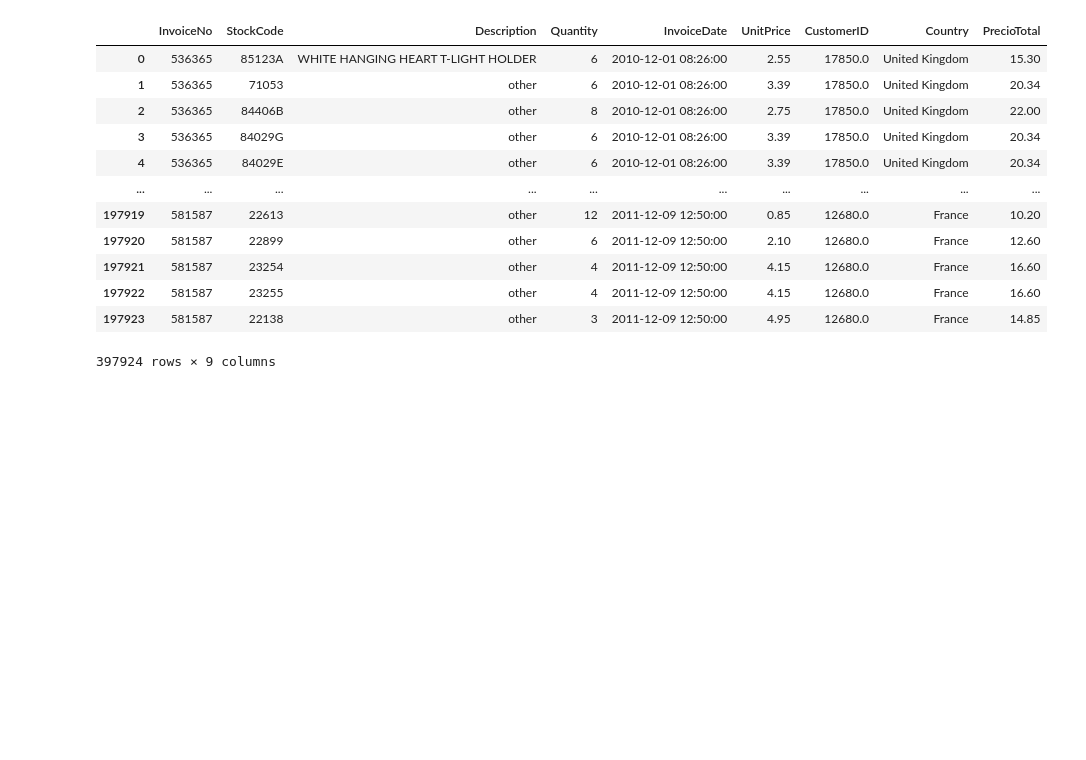
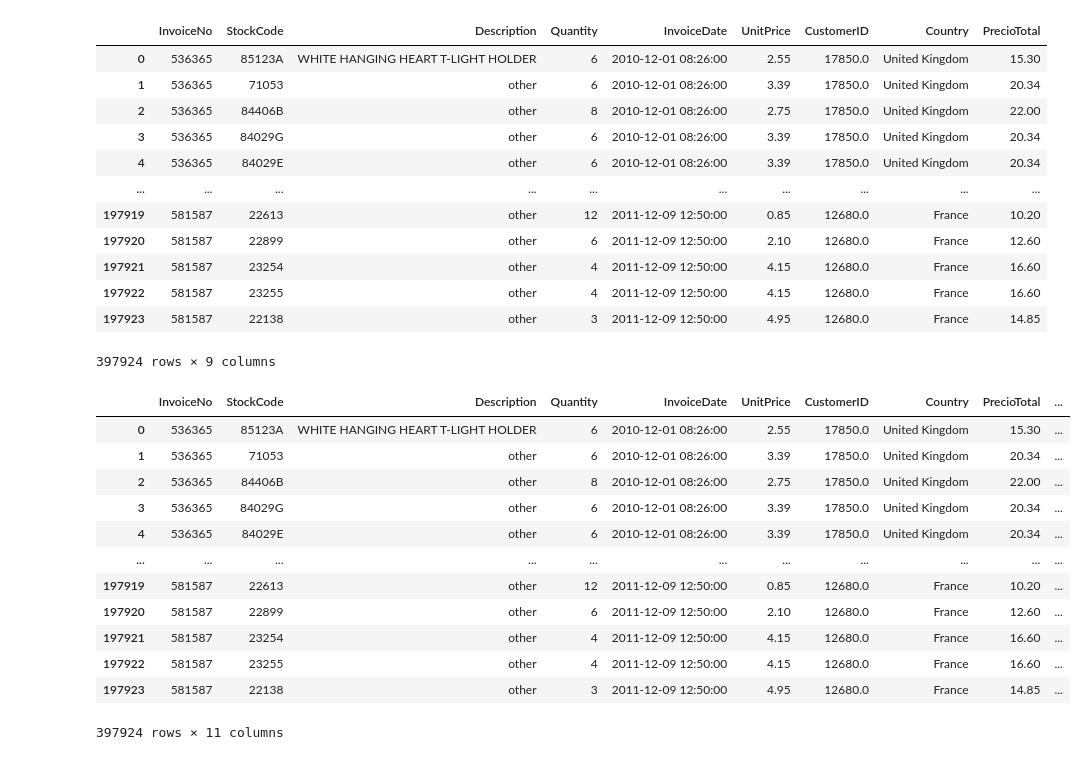
Before and after one commit to SBGuillermo/TFM-AnalisisComercio, a Jupyter notebook: Notebooks/2_Analisis_cualitativo_datset.ipynb, the cells around one changed output. Saved outputs shown, nothing was run; the diff lists cells and outputs as text; code cells hidden in the pictures; blank space fills up the shorter version.

```diff
--- a/Notebooks/2_Analisis_cualitativo_datset.ipynb
+++ b/Notebooks/2_Analisis_cualitativo_datset.ipynb
@@ -101,3 +103,22 @@ df
 | 197922 | 581587 | 23255 | other | 4 | 2011-12-09 12:50:00 | 4.15 | 12680.0 | France | 16.60 |
 | 197923 | 581587 | 22138 | other | 3 | 2011-12-09 12:50:00 | 4.95 | 12680.0 | France | 14.85 |
 397924 rows × 9 columns
+# %%
+df["InvoiceDate"] = pd.to_datetime(df["InvoiceDate"])
+df["day"] = df["InvoiceDate"].dt.date
+df["hour"] = df["InvoiceDate"].dt.time
+df
+# %% [output]
+|  | InvoiceNo | StockCode | Description | Quantity | InvoiceDate | UnitPrice | CustomerID | Country | PrecioTotal | ... |
+| 0 | 536365 | 85123A | WHITE HANGING HEART T-LIGHT HOLDER | 6 | 2010-12-01 08:26:00 | 2.55 | 17850.0 | United Kingdom | 15.30 | ... |
+| 1 | 536365 | 71053 | other | 6 | 2010-12-01 08:26:00 | 3.39 | 17850.0 | United Kingdom | 20.34 | ... |
+| 2 | 536365 | 84406B | other | 8 | 2010-12-01 08:26:00 | 2.75 | 17850.0 | United Kingdom | 22.00 | ... |
+| 3 | 536365 | 84029G | other | 6 | 2010-12-01 08:26:00 | 3.39 | 17850.0 | United Kingdom | 20.34 | ... |
+| 4 | 536365 | 84029E | other | 6 | 2010-12-01 08:26:00 | 3.39 | 17850.0 | United Kingdom | 20.34 | ... |
+| ... | ... | ... | ... | ... | ... | ... | ... | ... | ... | ... |
+| 197919 | 581587 | 22613 | other | 12 | 2011-12-09 12:50:00 | 0.85 | 12680.0 | France | 10.20 | ... |
+| 197920 | 581587 | 22899 | other | 6 | 2011-12-09 12:50:00 | 2.10 | 12680.0 | France | 12.60 | ... |
+| 197921 | 581587 | 23254 | other | 4 | 2011-12-09 12:50:00 | 4.15 | 12680.0 | France | 16.60 | ... |
+| 197922 | 581587 | 23255 | other | 4 | 2011-12-09 12:50:00 | 4.15 | 12680.0 | France | 16.60 | ... |
+| 197923 | 581587 | 22138 | other | 3 | 2011-12-09 12:50:00 | 4.95 | 12680.0 | France | 14.85 | ... |
+397924 rows × 11 columns
```
Also changed, not shown: parts of 17 cells of this notebook.
